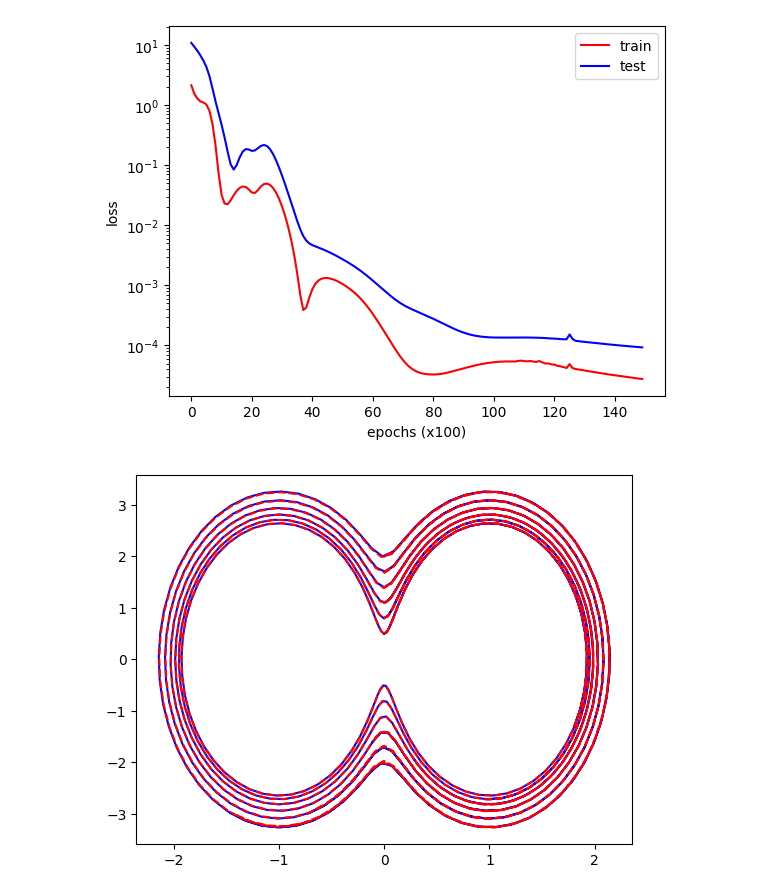
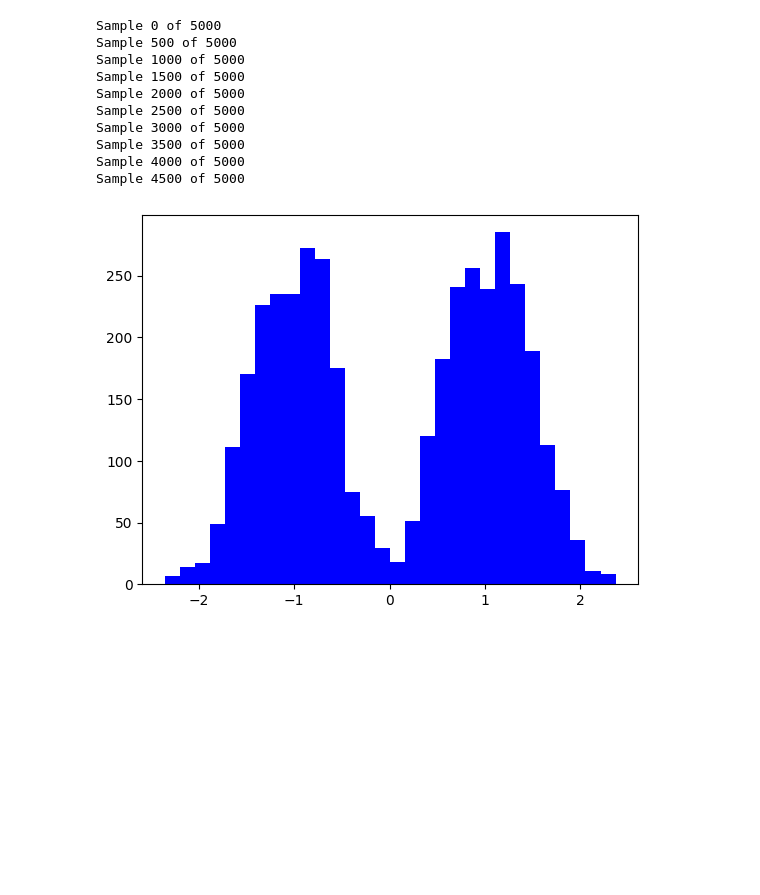
Before and after one commit to shuohaopolyu/2025_TimeSeries_RL_Internship, a Jupyter notebook: question1_part1/demo/demo1_gaussian_mixture_density_1d.ipynb, the cells around one changed output. Drawn from its saved outputs; the diff is of its cells as text; code cells hidden in the pictures; blank space fills up the shorter version.

Commit message:
update nuts to efficient nuts, and update demos

```diff
--- a/question1_part1/demo/demo1_gaussian_mixture_density_1d.ipynb
+++ b/question1_part1/demo/demo1_gaussian_mixture_density_1d.ipynb
@@ -143,43 +114,36 @@ Training complete!
-# %%
-ax, fig = plt.subplots()
-fig.plot(train_hist, label="train", color="red")
-fig.plot(test_hist, label="test", color="blue")
-fig.legend()
-fig.set_yscale("log")
-fig.set_xlabel("epochs (x100)")
-fig.set_ylabel("loss")
-plt.show()
-# %% [output]
-[figure, removed]
 # %%
-lhnn = LatentHamiltonianNeuralNetwork(3, 16, 4)
+lhnn = LatentHamiltonianNeuralNetwork(3, 16, 2)
 lhnn.build(input_shape=(1, 2))
+lhnn.load_weights("../exps/demo1_lhnn.weights.h5")
 q0 = tf.constant([0.0])
-lhnn.load_weights("../exps/demo1_lhnn.weights.h5")
-
 fig, ax = plt.subplots()
 p_list = tf.linspace(0.5, 2.0, 6)
 dt = 1.0 / 20
 n_steps = 120
 original_hamiltonian = HamiltonianSystem(expU, expK)
-
-for i in range(6):
-    p0 = tf.constant([p_list[i].numpy()])
-    hist_original = original_hamiltonian.symplectic_integrate(q0, p0, dt, n_steps)
-    hist_lhnn = lhnn.symplectic_integrate(q0, p0, dt, n_steps)
-    ax.plot(
-        hist_original[:, 0],
-        hist_original[:, 1],
-        label="Numerical gradients",
-        color="blue",
-    )
-    ax.plot(
-        hist_lhnn[:, 0],
-        hist_lhnn[:, 1],
-        color="red",
-        label="HNNs",
-        linestyle="--",
-    )
+nuts = NoUTurnSampling(
+    num_samples=5000,
+    q0=q0,
+    dt=0.05,
+    lhnn=lhnn,
+    Hamiltonian=original_hamiltonian,
+    Delta_lf=10.0,
+    Delta_lhnn=1000.0,
+    num_lf_steps=20,
+)
+nuts(print_every=500)
+q_hist = tf.concat(nuts.q_hist, axis=0)
+plt.hist(q_hist.numpy()[1000:, 0].flatten(), bins=30, color="blue")
 plt.show()
 # %% [output]
+Sample 0 of 5000
+Sample 500 of 5000
+Sample 1000 of 5000
+Sample 1500 of 5000
+Sample 2000 of 5000
+Sample 2500 of 5000
+Sample 3000 of 5000
+Sample 3500 of 5000
+Sample 4000 of 5000
+Sample 4500 of 5000
-[figure, old version]
+[figure, new version]
```
Also changed, not shown: parts of 9 cells of this notebook, 16 other files.
